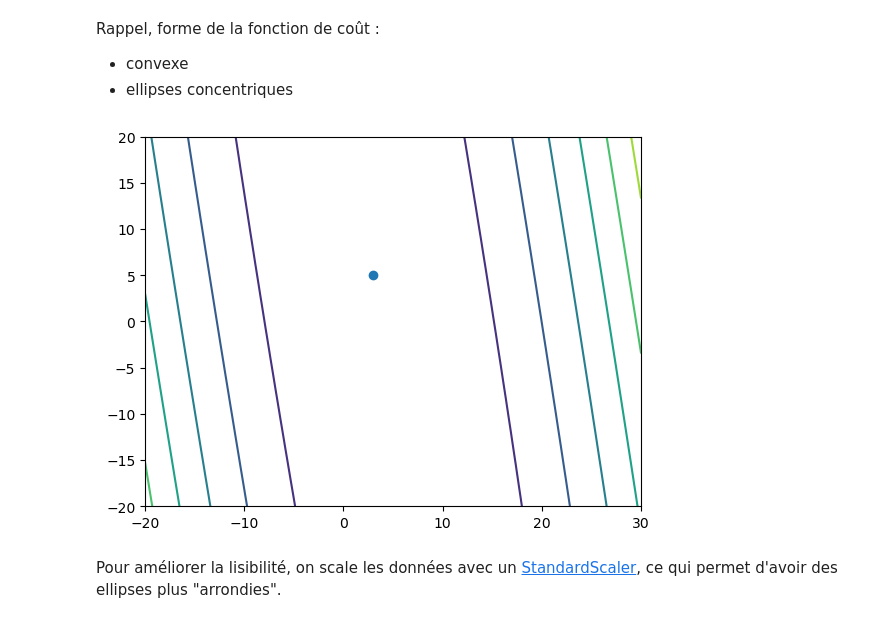
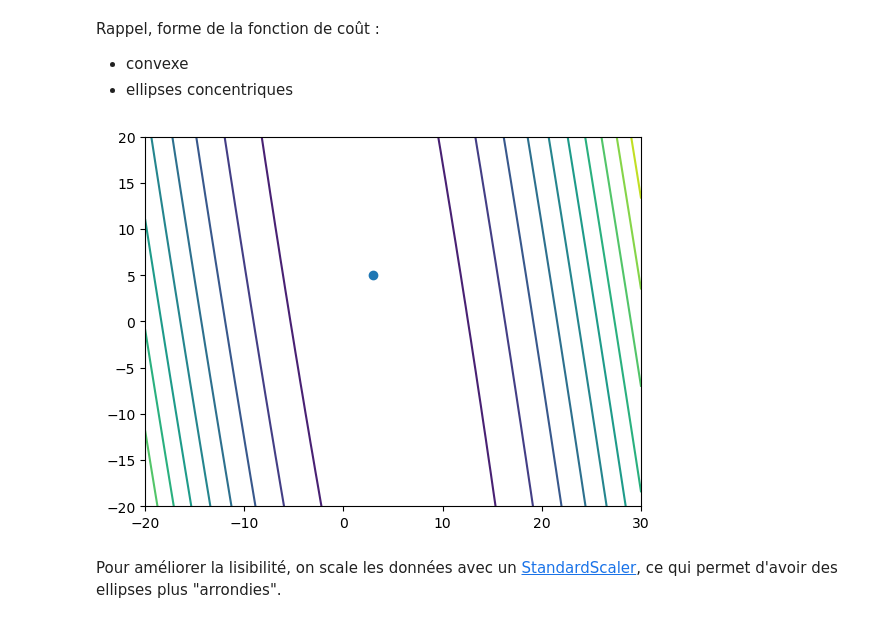
Before and after one commit to basile-desjuzeur/Intro-to-ML, a Jupyter notebook: 3.gradient_descent.ipynb, the cells around one changed output. Saved outputs shown, nothing was run; the diff lists cells and outputs as text; code cells hidden in the pictures.

```diff
--- a/3.gradient_descent.ipynb
+++ b/3.gradient_descent.ipynb
@@ -30,17 +30,17 @@ Rappel, forme de la fonction de coût :
 # %%
 from utils import generate_mse_grid
 
 # grille de paramètres
 intercept_vals = np.linspace(-20, 20, 100)
 slope_vals = np.linspace(-20, 30, 100)
 X, y = generate_tree_dataset(slope=3, intercept=5)
 
 MSE_grid = generate_mse_grid(X, y, intercept_vals, slope_vals)
 
-plt.contour(slope_vals, intercept_vals, MSE_grid)
+plt.contour(slope_vals, intercept_vals, MSE_grid, levels=10)
 plt.scatter(3, 5);
 # %% [output]
-[figure, old version]
+[figure, new version]
 # %% [markdown]
 Pour améliorer la lisibilité, on scale les données avec un [StandardScaler](https://scikit-learn.org/stable/modules/generated/sklearn.preprocessing.StandardScaler.html), ce qui permet d'avoir des ellipses plus "arrondies".
 # %%
```
Also changed, not shown: parts of 14 cells of this notebook.
